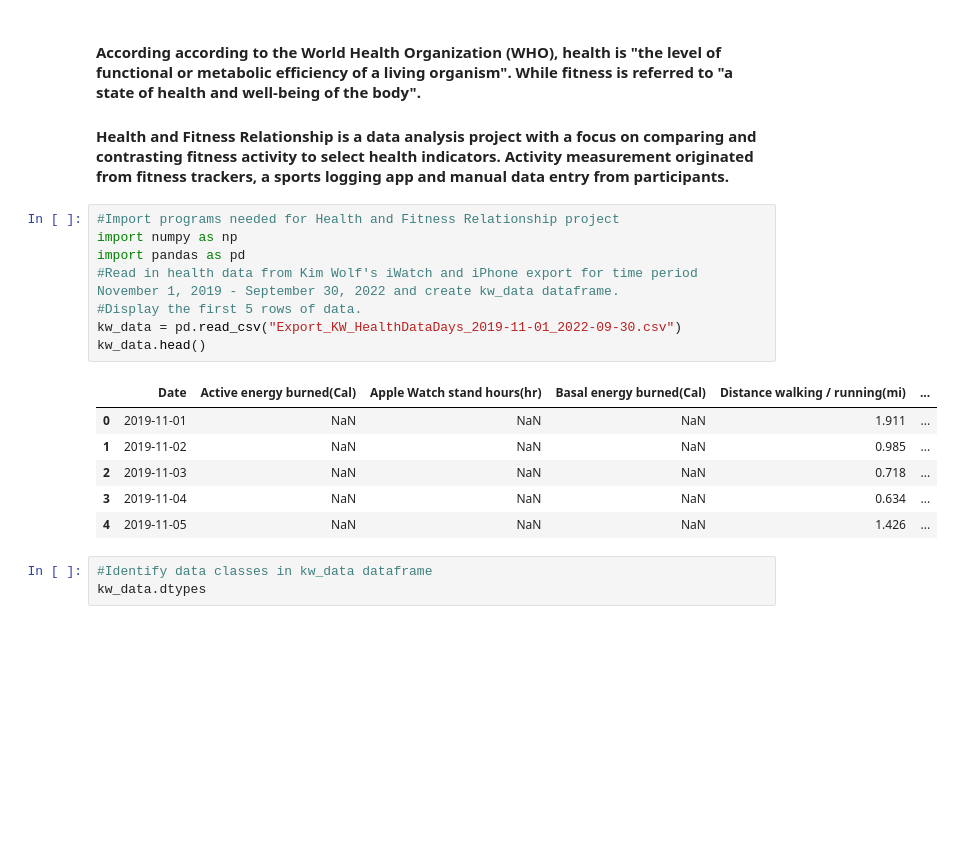
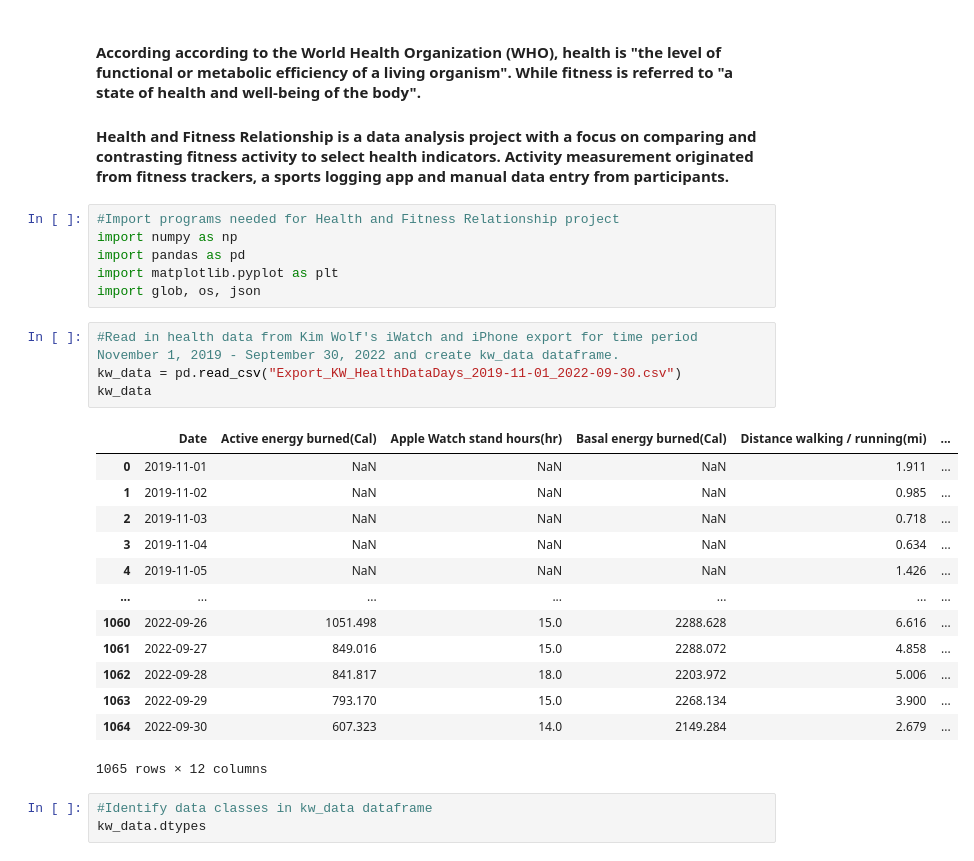
Before and after one commit to KimBug29/Fitness_Tracking, a Jupyter notebook: fitness.ipynb, the cells around one changed output. Saved outputs shown, nothing was run; the diff lists cells and outputs as text; blank space fills up the shorter version.

```diff
--- a/fitness.ipynb
+++ b/fitness.ipynb
@@ -4,21 +4,30 @@
 #### According according to the World Health Organization (WHO), health is "the level of functional or metabolic efficiency of a living organism". While fitness is referred to "a state of health and well-being of the body".
 
 #### Health and Fitness Relationship is a data analysis project with a focus on comparing and contrasting fitness activity to select health indicators. Activity measurement originated from fitness trackers, a sports logging app and manual data entry from participants.
+# %%
+#Import programs needed for Health and Fitness Relationship project
+import numpy as np
+import pandas as pd
+import matplotlib.pyplot as plt
+import glob, os, json
 # %%
-#Import programs needed for Health and Fitness Relationship project
-import numpy as np
-import pandas as pd
 #Read in health data from Kim Wolf's iWatch and iPhone export for time period November 1, 2019 - September 30, 2022 and create kw_data dataframe.
-#Display the first 5 rows of data.
 kw_data = pd.read_csv("Export_KW_HealthDataDays_2019-11-01_2022-09-30.csv")
-kw_data.head()
+kw_data
 # %% [output]
 |  | Date | Active energy burned(Cal) | Apple Watch stand hours(hr) | Basal energy burned(Cal) | Distance walking / running(mi) | ... |
 | 0 | 2019-11-01 | NaN | NaN | NaN | 1.911 | ... |
 | 1 | 2019-11-02 | NaN | NaN | NaN | 0.985 | ... |
 | 2 | 2019-11-03 | NaN | NaN | NaN | 0.718 | ... |
 | 3 | 2019-11-04 | NaN | NaN | NaN | 0.634 | ... |
 | 4 | 2019-11-05 | NaN | NaN | NaN | 1.426 | ... |
+| ... | ... | ... | ... | ... | ... | ... |
+| 1060 | 2022-09-26 | 1051.498 | 15.0 | 2288.628 | 6.616 | ... |
+| 1061 | 2022-09-27 | 849.016 | 15.0 | 2288.072 | 4.858 | ... |
+| 1062 | 2022-09-28 | 841.817 | 18.0 | 2203.972 | 5.006 | ... |
+| 1063 | 2022-09-29 | 793.170 | 15.0 | 2268.134 | 3.900 | ... |
+| 1064 | 2022-09-30 | 607.323 | 14.0 | 2149.284 | 2.679 | ... |
+1065 rows × 12 columns
 # %%
 #Identify data classes in kw_data dataframe
 kw_data.dtypes
```
Also changed, not shown: parts of 12 cells of this notebook.
